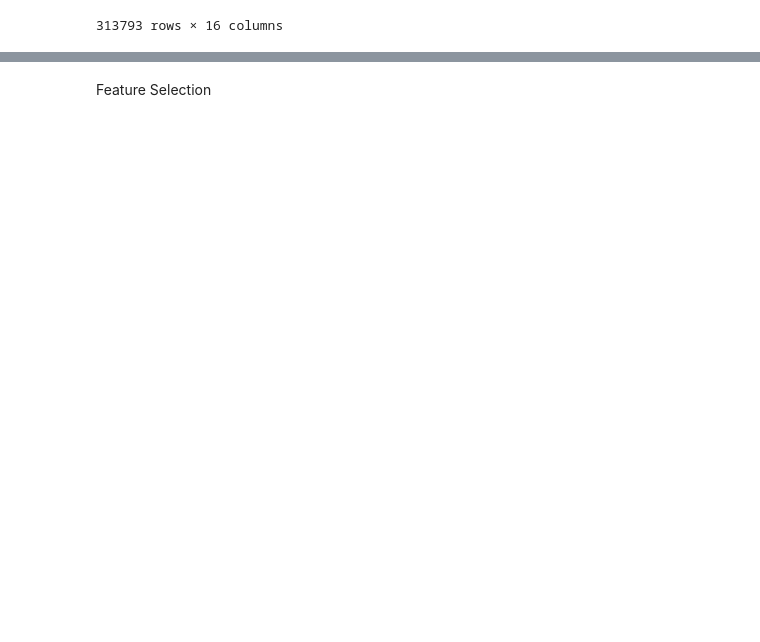
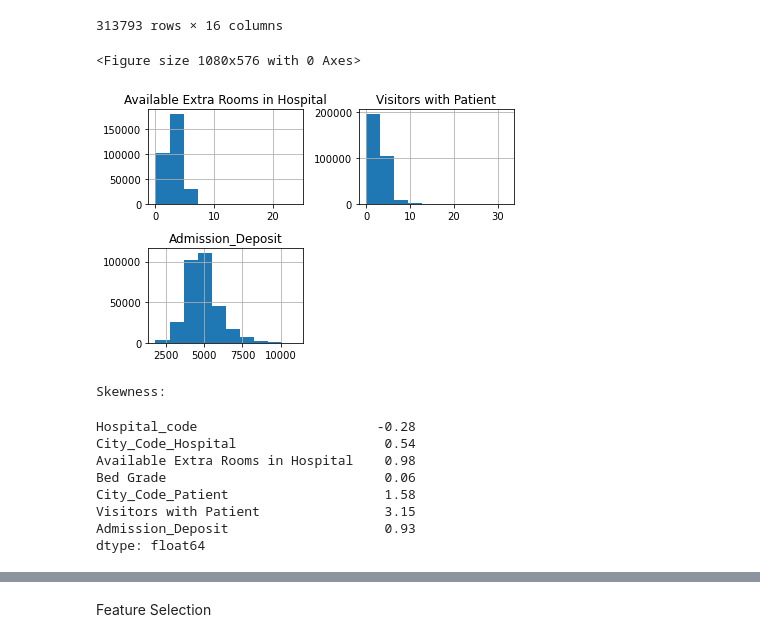
Before and after one commit to DIKLA2322/workspace, a Jupyter notebook: Healthcare_Management.ipynb, the cells around one changed output, grey strips where cells are left out. Saved outputs shown, nothing was run; the diff lists cells and outputs as text; code cells hidden in the pictures; blank space fills up the shorter version.

```diff
--- a/Healthcare_Management.ipynb
+++ b/Healthcare_Management.ipynb
@@ -52,3 +52,8 @@ Data columns (total 18 columns):
  17  Stay                               318438 non-null  object
 dtypes: float64(3), int64(6), object(9)
 memory usage: 43.7+ MB
+# %%
+df_all['Hospital_code'] = df_all['Hospital_code'].astype(object)
+df_all['City_Code_Hospital'] = df_all['City_Code_Hospital'].astype(object)
+df_all['Bed Grade'] = df_all['Bed Grade'].astype(object)
+df_all['City_Code_Patient'] = df_all['City_Code_Patient'].astype(object)
@@ -172,3 +198,28 @@ df_select
 | 313791 | 11 | b | 2 | Y | 3 | ... |
 | 313792 | 19 | a | 7 | Y | 5 | ... |
 313793 rows × 16 columns
+# %%
+# Distribution of numeric independent variables
+
+from matplotlib import pyplot as plt
+
+plt.figure(figsize=(15,8))
+
+df_select.drop('Stay', axis = 1).hist()
+plt.tight_layout()
+plt.show()
+
+print('Skewness:')
+df_select.drop('Stay', axis = 1).skew()
+# %% [output]
+<Figure size 1080x576 with 0 Axes>
+[figure, added]
+Skewness:
+Hospital_code                       -0.28
+City_Code_Hospital                   0.54
+Available Extra Rooms in Hospital    0.98
+Bed Grade                            0.06
+City_Code_Patient                    1.58
+Visitors with Patient                3.15
+Admission_Deposit                    0.93
+dtype: float64
```
Also changed, not shown: parts of 47 cells of this notebook.
